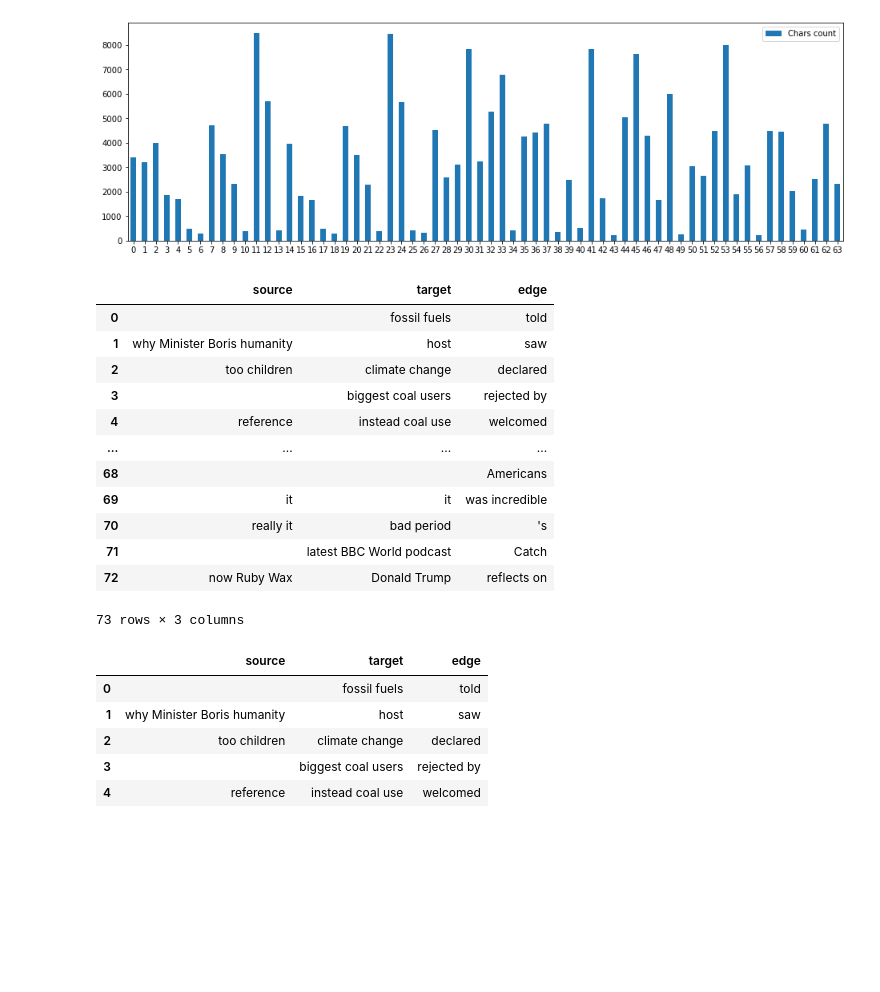
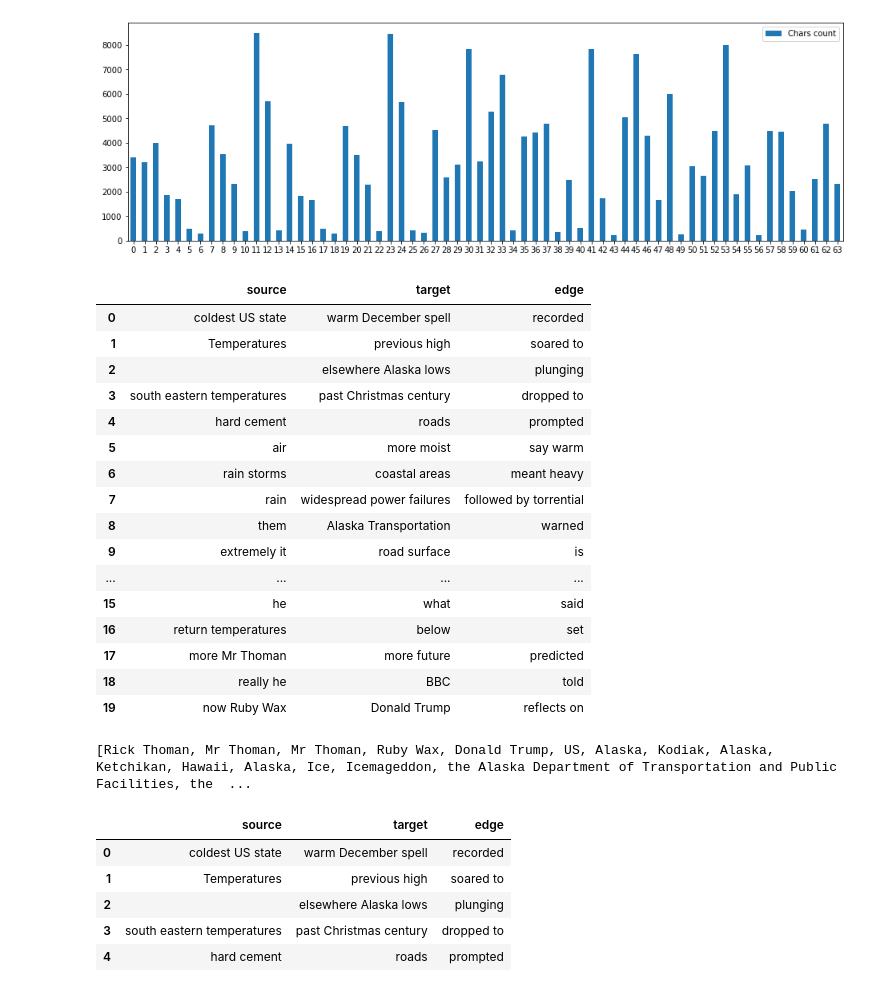
Before and after one commit to oussamasmihrou/bbcguardian, a Jupyter notebook: main.ipynb, the cells around one changed output. Saved outputs shown, nothing was run; the diff lists cells and outputs as text; code cells hidden in the pictures; blank space fills up the shorter version.

```diff
--- a/main.ipynb
+++ b/main.ipynb
@@ -516,7 +516,7 @@ import pandas as pd
 Data = pd.read_excel('exported_bbc_data-labelised.xlsx')
 
 nlp = spacy.load('en_core_web_sm')
-index = 9
+index = 14
 str_ = str(Data.iloc[index]['article_content']) # Article samplefrom spacy.matcher import Matcher
 
 from spacy.tokens import Span
@@ -571,57 +571,67 @@ def construct_kg(str_):
         return [ent1.strip(), ent2.strip()]
     def get_relation(sent):
         doc = nlp(sent)
 
       # Matcher class object
         matcher = Matcher(nlp.vocab)
 
       #define the pattern
         pattern = [{'DEP':'ROOT'},
                 {'DEP':'prep','OP':"?"},
                 {'DEP':'agent','OP':"?"},
                 {'POS':'ADJ','OP':"?"}]
 
         matcher.add("matching_1", [pattern], on_match=None)
 
         matches = matcher(doc)
         k = len(matches) - 1
 
         span = doc[matches[k][1]:matches[k][2]]
 
         return(span.text)
-    entity_pairs = [get_entities(_) for _ in sent]
+    entity_pairs = [get_entities(_) for _ in sent ]
     source = [i[0] for i in entity_pairs ]
     # extract object
     target = [i[1] for i in entity_pairs]
     relations = [get_relation(_) for _ in sent]
     kg_df = pd.DataFrame({'source':source, 'target':target, 'edge':relations})
     return kg_df
 construct_kg(str_)
 # %% [output]
 |  | source | target | edge |
-| 0 |  | fossil fuels | told |
-| 1 | why Minister Boris humanity | host | saw |
-| 2 | too children | climate change | declared |
-| 3 |  | biggest coal users | rejected by |
-| 4 | reference | instead coal use | welcomed |
+| 0 | coldest US state | warm December spell | recorded |
+| 1 | Temperatures | previous high | soared to |
+| 2 |  | elsewhere Alaska lows | plunging |
+| 3 | south eastern temperatures | past Christmas century | dropped to |
+| 4 | hard cement | roads | prompted |
+| 5 | air | more moist | say warm |
+| 6 | rain storms | coastal areas | meant heavy |
+| 7 | rain | widespread power failures | followed by torrential |
+| 8 | them | Alaska Transportation | warned |
+| 9 | extremely it | road surface | is |
 | ... | ... | ... | ... |
-| 68 |  |  | Americans |
-| 69 | it | it | was incredible |
-| 70 | really it | bad period | 's |
-| 71 |  | latest BBC World podcast | Catch |
-| 72 | now Ruby Wax | Donald Trump | reflects on |
+| 15 | he | what | said |
+| 16 | return temperatures | below | set |
+| 17 | more Mr Thoman | more future | predicted |
+| 18 | really he | BBC | told |
+| 19 | now Ruby Wax | Donald Trump | reflects on |
-73 rows × 3 columns
-# %%
-def Named_entities_list(str_):
-    list_c = [get_Ner(str_)[_].Entities.values.tolist() for _ in [1,2,3]]
-    named_entities_list = [x for list in list_c for x in list]
-    return named_entities_list
-kg_df = construct_kg(str_)
-kg_df.head()
-# %% [output]
-|  | source | target | edge |
-| 0 |  | fossil fuels | told |
-| 1 | why Minister Boris humanity | host | saw |
-| 2 | too children | climate change | declared |
-| 3 |  | biggest coal users | rejected by |
-| 4 | reference | instead coal use | welcomed |
+# %%
+list_c = [get_Ner(str_)[_].Entities.values.tolist() for _ in [1,2,3]]
+def flatten(lst):
+    """Flatten a list using generators comprehensions."""
+    Ne_gen = (item for sublist in lst for item in sublist)
+    return [_ for _ in Ne_gen]
+
+Ne_list =flatten(list_c)
+print(Ne_list)
+kg_df = construct_kg(str_)
+kg_df.head()
+# checkpoint, add extend to fetch the list of all words tokenisation from named entities lists
+# %% [output]
+[Rick Thoman, Mr Thoman, Mr Thoman, Ruby Wax, Donald Trump, US, Alaska, Kodiak, Alaska, Ketchikan, Hawaii, Alaska, Ice, Icemageddon, the Alaska Department of Transportation and Public Facilities, the  ...
+|  | source | target | edge |
+| 0 | coldest US state | warm December spell | recorded |
+| 1 | Temperatures | previous high | soared to |
+| 2 |  | elsewhere Alaska lows | plunging |
+| 3 | south eastern temperatures | past Christmas century | dropped to |
+| 4 | hard cement | roads | prompted |
```
Also changed, not shown: parts of 4 cells of this notebook.
